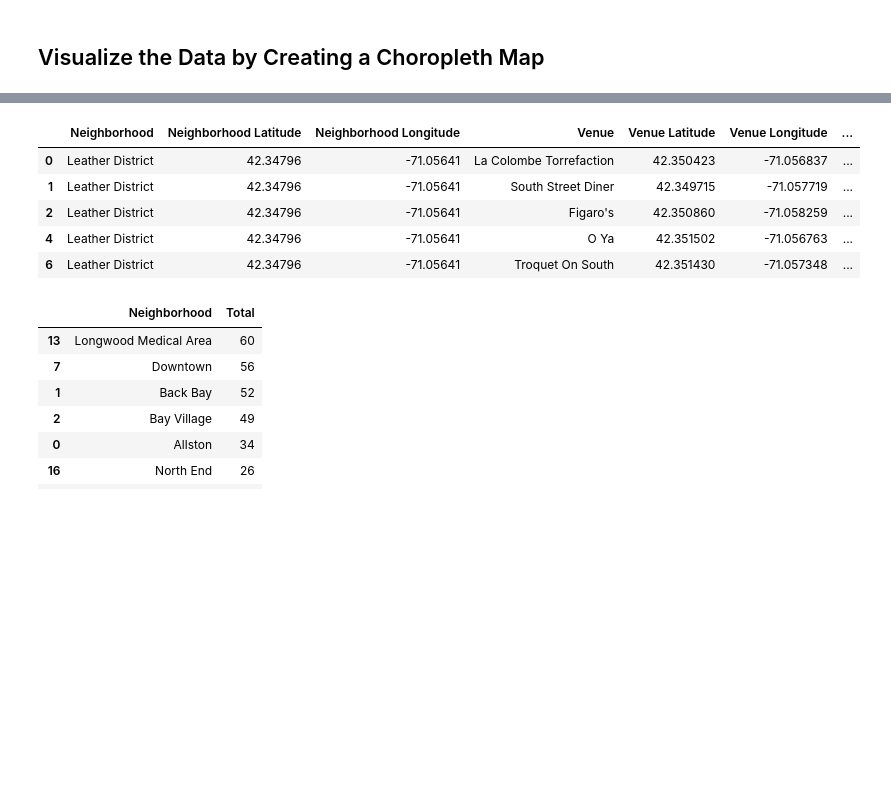
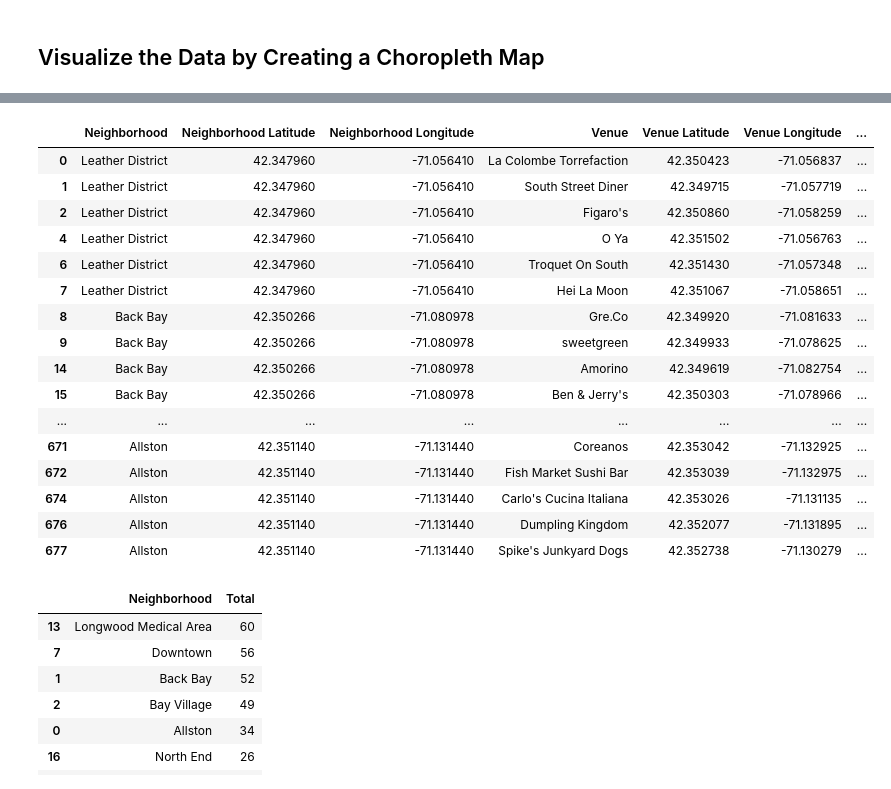
Before and after one commit to slagwankar/Coursera_Capstone, a Jupyter notebook: Capstone Project Notebook.ipynb, the cells around one changed output, grey strips where cells are left out. Cells and saved outputs as stored; diff of their text form; code cells hidden in the pictures; blank space fills up the shorter version.

```diff
--- a/Capstone Project Notebook.ipynb
+++ b/Capstone Project Notebook.ipynb
@@ -509,5 +543,5 @@ rest_venues
 # %%
-food_venues=pop_venues[~pop_venues.VCategory.str.contains('Planetarium')]
+pop_venues=reset_venues[~reset_venues.VCategory.str.contains('Planetarium')]
 pop_venues=pop_venues[~pop_venues.VCategory.str.contains('Wine Shop')]
 pop_venues=pop_venues[~pop_venues.VCategory.str.contains('Scenic Lookout')]
 pop_venues=pop_venues[~pop_venues.VCategory.str.contains('Market')]
@@ -585,39 +619,50 @@ pop_venues=pop_venues[~pop_venues.VCategory.str.contains('Yoga Studio')]
 pop_venues=pop_venues[~pop_venues.VCategory.str.contains('Food & Drink Shop')]
 pop_venues=pop_venues[~pop_venues.VCategory.str.contains('Outdoor Sculpture')]
 pop_venues=pop_venues[~pop_venues.VCategory.str.contains('Accessories Store')]
 pop_venues=pop_venues[~pop_venues.VCategory.str.contains("Men's Store")]
 pop_venues=pop_venues[~pop_venues.VCategory.str.contains('Park')]
 pop_venues=pop_venues[~pop_venues.VCategory.str.contains('Club House')]
 pop_venues=pop_venues[~pop_venues.VCategory.str.contains('Event Space')]
 pop_venues=pop_venues[~pop_venues.VCategory.str.contains('Pharmacy')]
 pop_venues=pop_venues[~pop_venues.VCategory.str.contains('Other Repair Shop')]
 pop_venues=pop_venues[~pop_venues.VCategory.str.contains('Rental Car Location')]
 pop_venues=pop_venues[~pop_venues.VCategory.str.contains('Clothing Store')]
 pop_venues=pop_venues[~pop_venues.VCategory.str.contains('Cycle Studio')]
 pop_venues=pop_venues[~pop_venues.VCategory.str.contains('Gym / Fitness Center')]
 pop_venues=pop_venues[~pop_venues.VCategory.str.contains('Sporting Goods Shop')]
 pop_venues=pop_venues[~pop_venues.VCategory.str.contains('Theater')]
 pop_venues=pop_venues[~pop_venues.VCategory.str.contains('Flower Shop')]
 pop_venues=pop_venues[~pop_venues.VCategory.str.contains('Hotel')]
 pop_venues=pop_venues[~pop_venues.VCategory.str.contains('Sports Bar')]
 pop_venues=pop_venues[~pop_venues.VCategory.str.contains('Gift Shop')]
 pop_venues=pop_venues[~pop_venues.VCategory.str.contains('Golf Course')]
 pop_venues=pop_venues[~pop_venues.VCategory.str.contains("Women's Store")]
 pop_venues=pop_venues[~pop_venues.VCategory.str.contains('Cocktail Bar')]
 pop_venues=pop_venues[~pop_venues.VCategory.str.contains('Boutique')]
 pop_venues=pop_venues[~pop_venues.VCategory.str.contains('Juice Bar')]
 pop_venues=pop_venues[~pop_venues.VCategory.str.contains('Movie Theater')]
 pop_venues=pop_venues[~pop_venues.VCategory.str.contains('Shopping Mall')]
 pop_venues=pop_venues[~pop_venues.VCategory.str.contains('Fish Market')]
 pop_venues=pop_venues[~pop_venues.VCategory.str.contains('Optical Shop')]
-pop_venues.head()
+pop_venues
 # %% [output]
 |  | Neighborhood | Neighborhood Latitude | Neighborhood Longitude | Venue | Venue Latitude | Venue Longitude | ... |
-| 0 | Leather District | 42.34796 | -71.05641 | La Colombe Torrefaction | 42.350423 | -71.056837 | ... |
-| 1 | Leather District | 42.34796 | -71.05641 | South Street Diner | 42.349715 | -71.057719 | ... |
-| 2 | Leather District | 42.34796 | -71.05641 | Figaro's | 42.350860 | -71.058259 | ... |
-| 4 | Leather District | 42.34796 | -71.05641 | O Ya | 42.351502 | -71.056763 | ... |
-| 6 | Leather District | 42.34796 | -71.05641 | Troquet On South | 42.351430 | -71.057348 | ... |
+| 0 | Leather District | 42.347960 | -71.056410 | La Colombe Torrefaction | 42.350423 | -71.056837 | ... |
+| 1 | Leather District | 42.347960 | -71.056410 | South Street Diner | 42.349715 | -71.057719 | ... |
+| 2 | Leather District | 42.347960 | -71.056410 | Figaro's | 42.350860 | -71.058259 | ... |
+| 4 | Leather District | 42.347960 | -71.056410 | O Ya | 42.351502 | -71.056763 | ... |
+| 6 | Leather District | 42.347960 | -71.056410 | Troquet On South | 42.351430 | -71.057348 | ... |
+| 7 | Leather District | 42.347960 | -71.056410 | Hei La Moon | 42.351067 | -71.058651 | ... |
+| 8 | Back Bay | 42.350266 | -71.080978 | Gre.Co | 42.349920 | -71.081633 | ... |
+| 9 | Back Bay | 42.350266 | -71.080978 | sweetgreen | 42.349933 | -71.078625 | ... |
+| 14 | Back Bay | 42.350266 | -71.080978 | Amorino | 42.349619 | -71.082754 | ... |
+| 15 | Back Bay | 42.350266 | -71.080978 | Ben & Jerry's | 42.350303 | -71.078966 | ... |
+| ... | ... | ... | ... | ... | ... | ... | ... |
+| 671 | Allston | 42.351140 | -71.131440 | Coreanos | 42.353042 | -71.132925 | ... |
+| 672 | Allston | 42.351140 | -71.131440 | Fish Market Sushi Bar | 42.353039 | -71.132975 | ... |
+| 674 | Allston | 42.351140 | -71.131440 | Carlo's Cucina Italiana | 42.353026 | -71.131135 | ... |
+| 676 | Allston | 42.351140 | -71.131440 | Dumpling Kingdom | 42.352077 | -71.131895 | ... |
+| 677 | Allston | 42.351140 | -71.131440 | Spike's Junkyard Dogs | 42.352738 | -71.130279 | ... |
 # %%
 food_venues=pop_venues.groupby('Neighborhood').count()
 food_venues=food_venues.drop(columns=['Neighborhood Latitude','Neighborhood Longitude','Venue Latitude','Venue Longitude','VCategory'])
```
Also changed, not shown: parts of 11 cells of this notebook.
